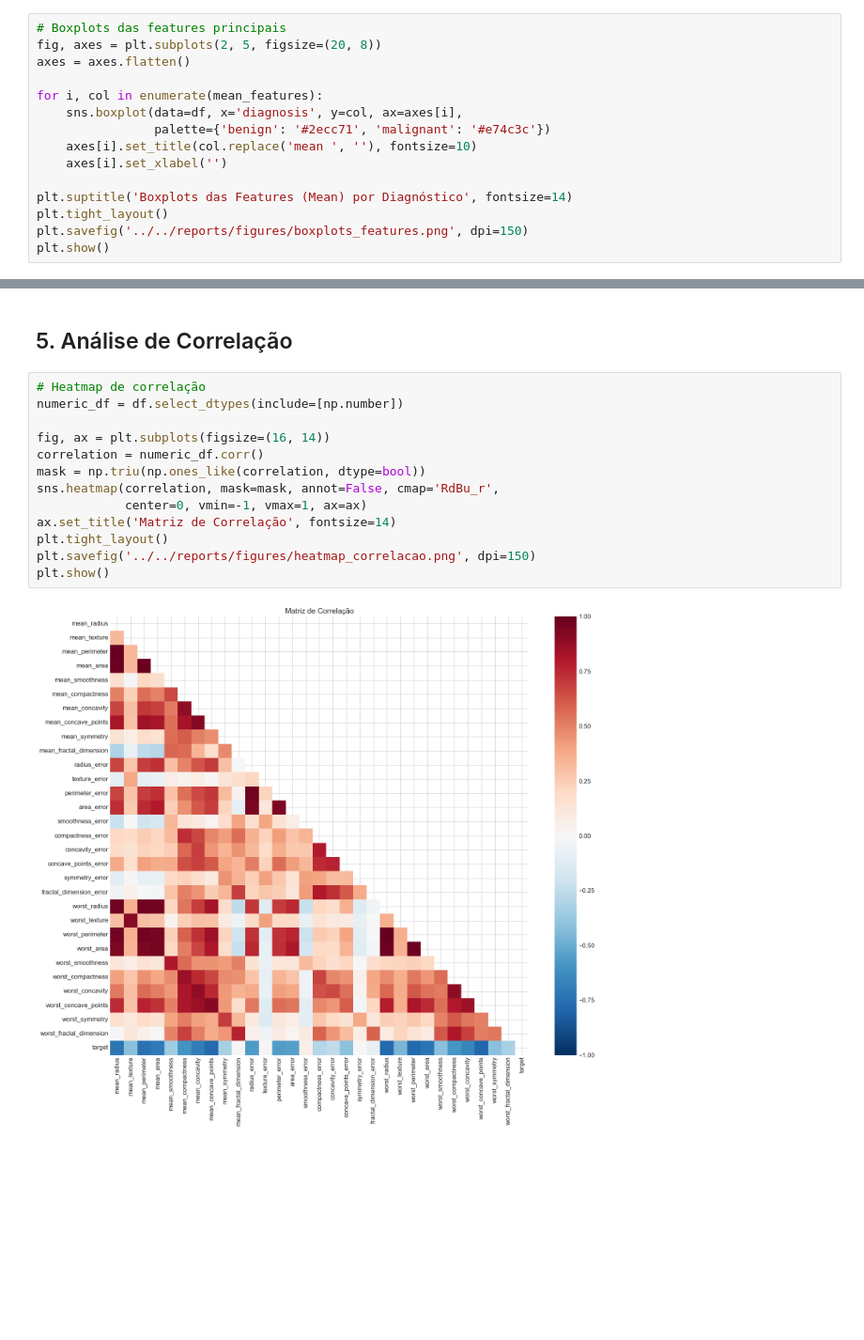
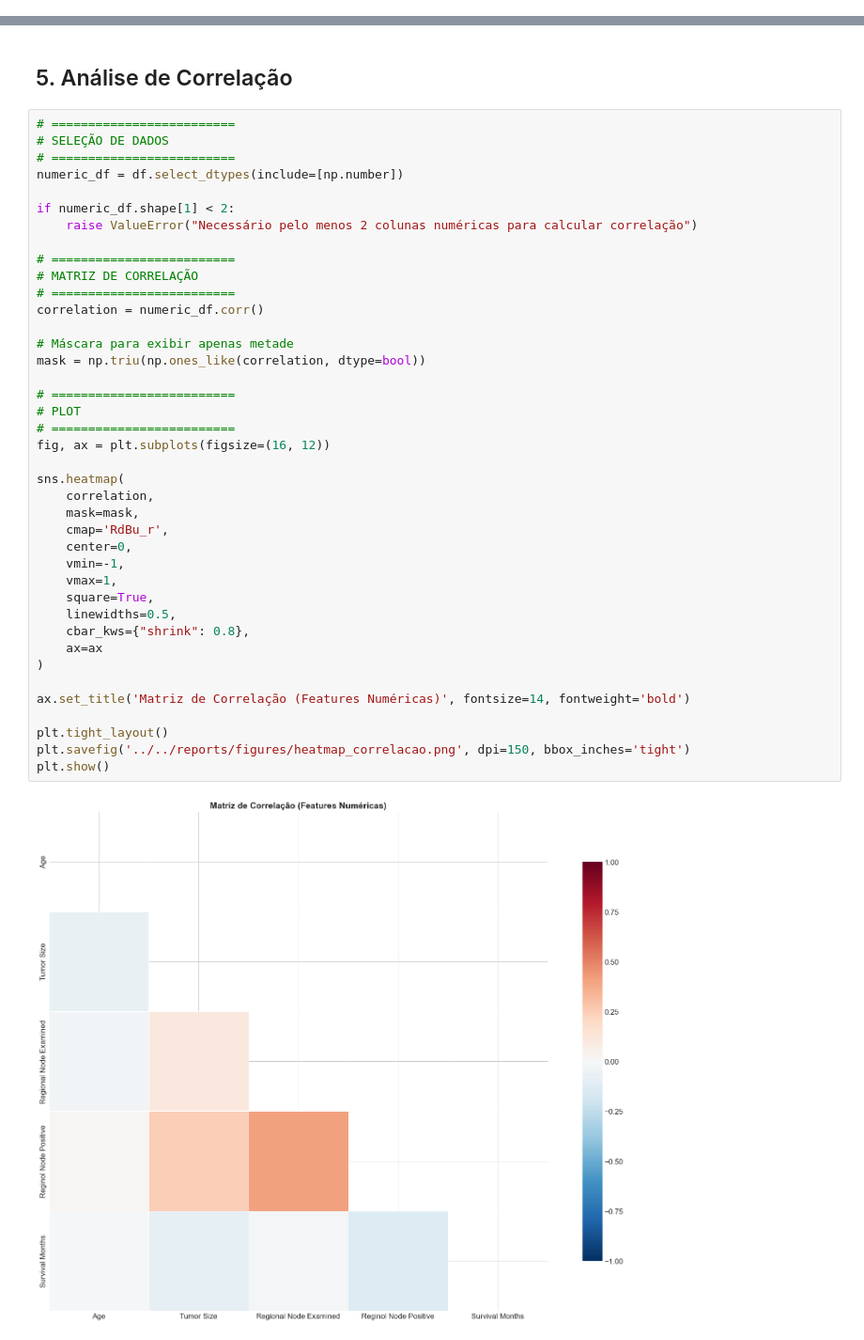
Before and after one commit to Vinny16044/tech-challenge-fase1, a Jupyter notebook: notebooks/breast-cancer-SEER/01_breast-cancer-SEER.ipynb, the cells around one changed output, grey strips where cells are left out. Shown at 94% size. Cells and saved outputs as stored; diff of their text form; blank space fills up the shorter version.

```diff
--- a/notebooks/breast-cancer-SEER/01_breast-cancer-SEER.ipynb
+++ b/notebooks/breast-cancer-SEER/01_breast-cancer-SEER.ipynb
@@ -313,15 +364,0 @@ plt.show()
-# %%
-# Boxplots das features principais
-fig, axes = plt.subplots(2, 5, figsize=(20, 8))
-axes = axes.flatten()
-
-for i, col in enumerate(mean_features):
-    sns.boxplot(data=df, x='diagnosis', y=col, ax=axes[i],
-                palette={'benign': '#2ecc71', 'malignant': '#e74c3c'})
-    axes[i].set_title(col.replace('mean ', ''), fontsize=10)
-    axes[i].set_xlabel('')
-
-plt.suptitle('Boxplots das Features (Mean) por Diagnóstico', fontsize=14)
-plt.tight_layout()
-plt.savefig('../../reports/figures/boxplots_features.png', dpi=150)
-plt.show()
@@ -1129,18 +1616,45 @@ print(f"\n📌 Dataset limpo armazenado na variável 'df'")
 # %% [markdown]
 ## 5. Análise de Correlação
 # %%
-# Heatmap de correlação
+# =========================
+# SELEÇÃO DE DADOS
+# =========================
 numeric_df = df.select_dtypes(include=[np.number])
 
-fig, ax = plt.subplots(figsize=(16, 14))
+if numeric_df.shape[1] < 2:
+    raise ValueError("Necessário pelo menos 2 colunas numéricas para calcular correlação")
+
+# =========================
+# MATRIZ DE CORRELAÇÃO
+# =========================
 correlation = numeric_df.corr()
+
+# Máscara para exibir apenas metade
 mask = np.triu(np.ones_like(correlation, dtype=bool))
-sns.heatmap(correlation, mask=mask, annot=False, cmap='RdBu_r',
-            center=0, vmin=-1, vmax=1, ax=ax)
-ax.set_title('Matriz de Correlação', fontsize=14)
+
+# =========================
+# PLOT
+# =========================
+fig, ax = plt.subplots(figsize=(16, 12))
+
+sns.heatmap(
+    correlation,
+    mask=mask,
+    cmap='RdBu_r',
+    center=0,
+    vmin=-1,
+    vmax=1,
+    square=True,
+    linewidths=0.5,
+    cbar_kws={"shrink": 0.8},
+    ax=ax
+)
+
+ax.set_title('Matriz de Correlação (Features Numéricas)', fontsize=14, fontweight='bold')
+
 plt.tight_layout()
-plt.savefig('../../reports/figures/heatmap_correlacao.png', dpi=150)
+plt.savefig('../../reports/figures/heatmap_correlacao.png', dpi=150, bbox_inches='tight')
 plt.show()
 # %% [output]
-[figure, old version]
+[figure, new version]
 # %%
```
Also changed, not shown: parts of 47 cells of this notebook, 14 other files.
